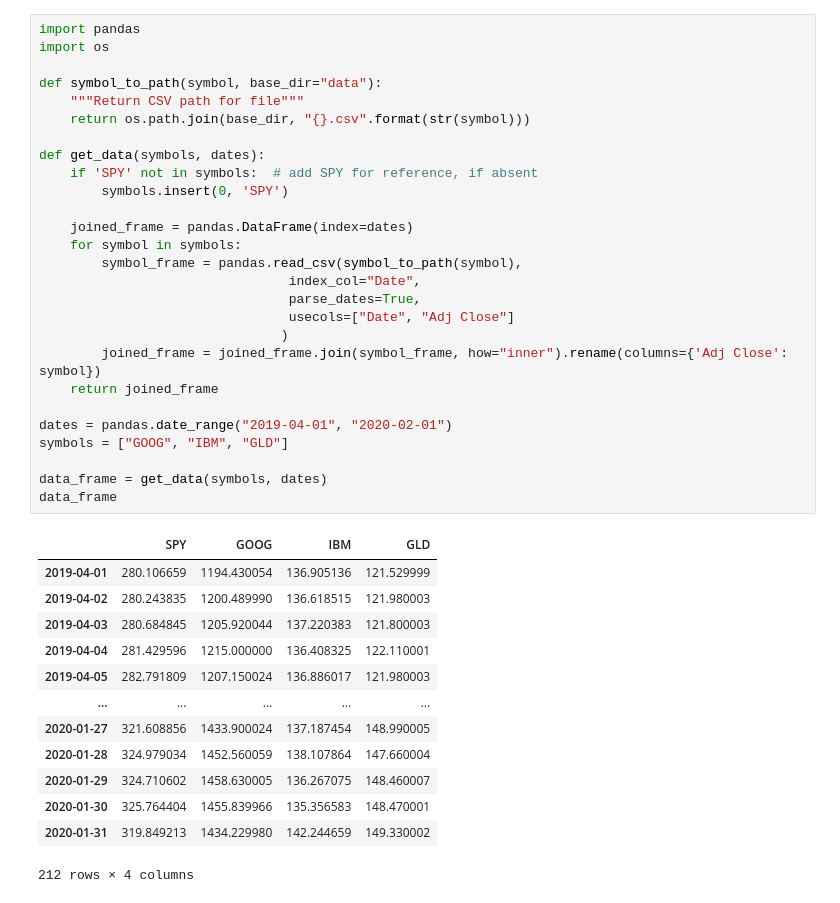
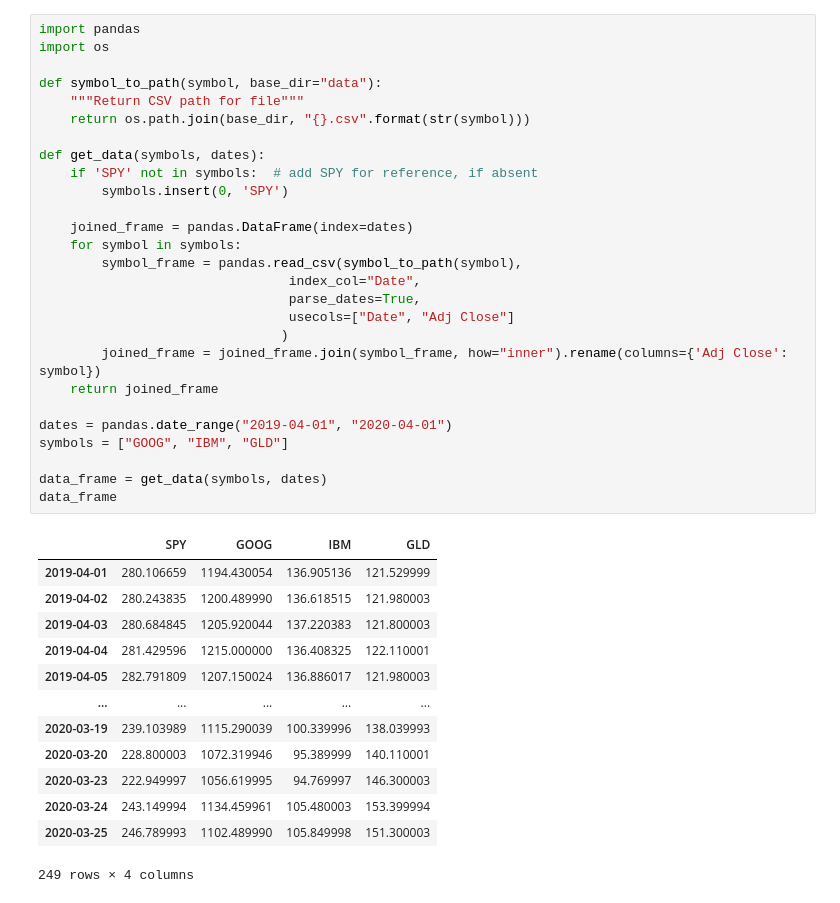
Before and after one commit to rharriso/machine-learning-for-trading, a Jupyter notebook: 01-02-Multiple-Stocks.ipynb, the cells around one changed output. Drawn from its saved outputs; the diff is of its cells as text.

```diff
--- a/01-02-Multiple-Stocks.ipynb
+++ b/01-02-Multiple-Stocks.ipynb
@@ -5,37 +5,37 @@ import os
 def symbol_to_path(symbol, base_dir="data"):
     """Return CSV path for file"""
     return os.path.join(base_dir, "{}.csv".format(str(symbol)))
 
 def get_data(symbols, dates):
     if 'SPY' not in symbols:  # add SPY for reference, if absent
         symbols.insert(0, 'SPY')
 
     joined_frame = pandas.DataFrame(index=dates)
     for symbol in symbols:
         symbol_frame = pandas.read_csv(symbol_to_path(symbol),
                                 index_col="Date",
                                 parse_dates=True,
                                 usecols=["Date", "Adj Close"]
                                )
         joined_frame = joined_frame.join(symbol_frame, how="inner").rename(columns={'Adj Close': symbol})
     return joined_frame
 
-dates = pandas.date_range("2019-04-01", "2020-02-01")
+dates = pandas.date_range("2019-04-01", "2020-04-01")
 symbols = ["GOOG", "IBM", "GLD"]
 
 data_frame = get_data(symbols, dates)
 data_frame
 # %% [output]
 |  | SPY | GOOG | IBM | GLD |
 | 2019-04-01 | 280.106659 | 1194.430054 | 136.905136 | 121.529999 |
 | 2019-04-02 | 280.243835 | 1200.489990 | 136.618515 | 121.980003 |
 | 2019-04-03 | 280.684845 | 1205.920044 | 137.220383 | 121.800003 |
 | 2019-04-04 | 281.429596 | 1215.000000 | 136.408325 | 122.110001 |
 | 2019-04-05 | 282.791809 | 1207.150024 | 136.886017 | 121.980003 |
 | ... | ... | ... | ... | ... |
-| 2020-01-27 | 321.608856 | 1433.900024 | 137.187454 | 148.990005 |
-| 2020-01-28 | 324.979034 | 1452.560059 | 138.107864 | 147.660004 |
-| 2020-01-29 | 324.710602 | 1458.630005 | 136.267075 | 148.460007 |
-| 2020-01-30 | 325.764404 | 1455.839966 | 135.356583 | 148.470001 |
-| 2020-01-31 | 319.849213 | 1434.229980 | 142.244659 | 149.330002 |
+| 2020-03-19 | 239.103989 | 1115.290039 | 100.339996 | 138.039993 |
+| 2020-03-20 | 228.800003 | 1072.319946 | 95.389999 | 140.110001 |
+| 2020-03-23 | 222.949997 | 1056.619995 | 94.769997 | 146.300003 |
+| 2020-03-24 | 243.149994 | 1134.459961 | 105.480003 | 153.399994 |
+| 2020-03-25 | 246.789993 | 1102.489990 | 105.849998 | 151.300003 |
-212 rows × 4 columns
+249 rows × 4 columns
```
Also changed, not shown: parts of 6 cells of this notebook.
